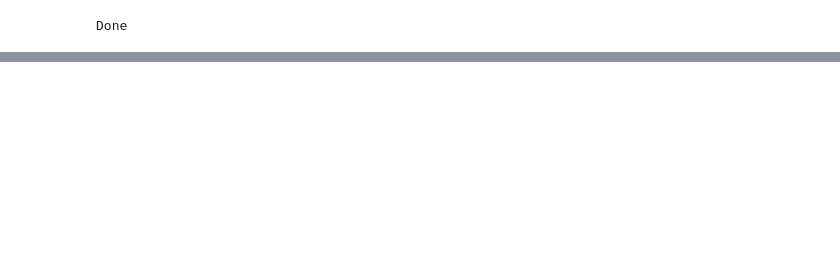
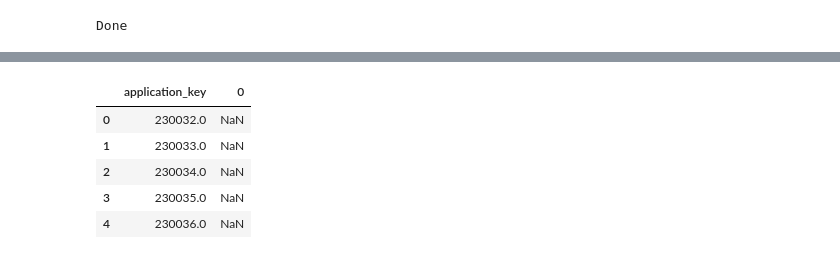
Before and after one commit to deepakgouda/Analyze-This-2018, a Jupyter notebook: Analyzing.ipynb, the cells around one changed output, grey strips where cells are left out. Saved outputs shown, nothing was run; the diff lists cells and outputs as text; code cells hidden in the pictures; blank space fills up the shorter version.

```diff
--- a/Analyzing.ipynb
+++ b/Analyzing.ipynb
@@ -222,0 +170,6 @@ CV accuracy: 0.817 +/- 0.014
+# %%
+predict = np.reshape(predict, (len(predict), 1))
+print(key.shape)
+print(predict.shape)
+predict = np.vstack((key, predict))
+print(predict[:5])
@@ -222,0 +184,3 @@ CV accuracy: 0.817 +/- 0.014
+# %%
+predict = pd.DataFrame(predict)
+predict.head()
@@ -222,0 +194,10 @@ CV accuracy: 0.817 +/- 0.014
+# %%
+predict = pd.concat([key, predict])
+predict.head()
+# %% [output]
+|  | application_key | 0 |
+| 0 | 230032.0 | NaN |
+| 1 | 230033.0 | NaN |
+| 2 | 230034.0 | NaN |
+| 3 | 230035.0 | NaN |
+| 4 | 230036.0 | NaN |
```
Also changed, not shown: parts of 35 cells of this notebook, 3 other files.
